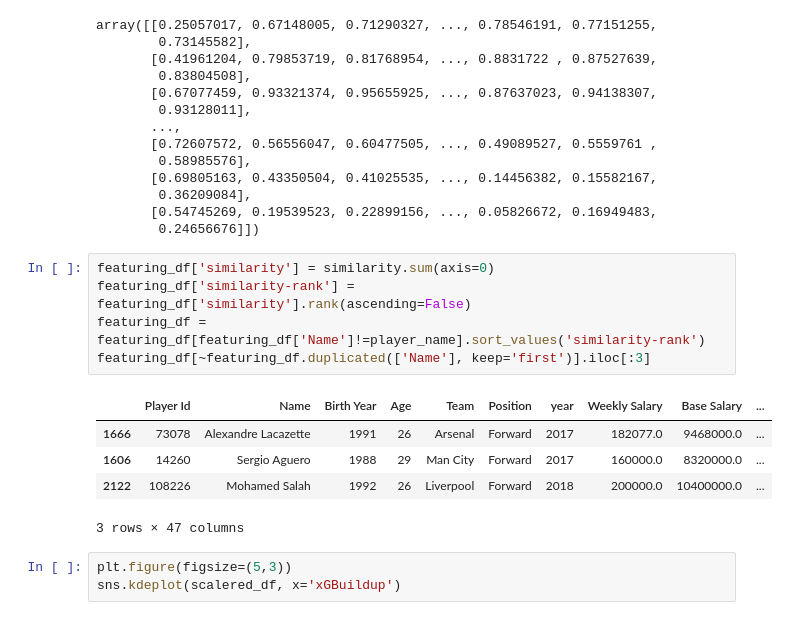
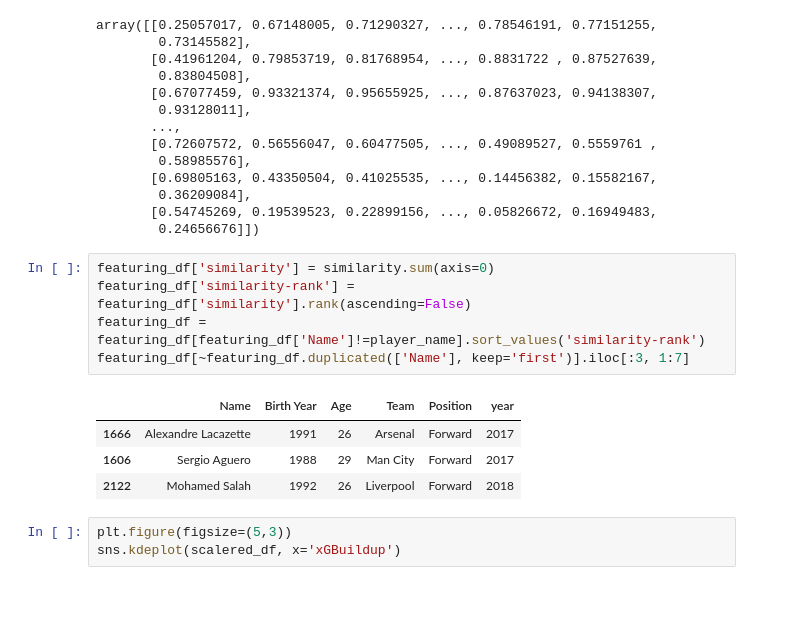
Before and after one commit to sajacaros/eda_champions, a Jupyter notebook: eda/eda.ipynb, the cells around one changed output. Drawn from its saved outputs; the diff is of its cells as text.

```diff
--- a/eda/eda.ipynb
+++ b/eda/eda.ipynb
@@ -433,14 +433,13 @@ array([[0.25057017, 0.67148005, 0.71290327, ..., 0.78546191, 0.77151255,
 # %%
 featuring_df['similarity'] = similarity.sum(axis=0)
 featuring_df['similarity-rank'] = featuring_df['similarity'].rank(ascending=False)
 featuring_df = featuring_df[featuring_df['Name']!=player_name].sort_values('similarity-rank')
-featuring_df[~featuring_df.duplicated(['Name'], keep='first')].iloc[:3]
+featuring_df[~featuring_df.duplicated(['Name'], keep='first')].iloc[:3, 1:7]
 # %% [output]
-|  | Player Id | Name | Birth Year | Age | Team | Position | year | Weekly Salary | Base Salary | ... |
-| 1666 | 73078 | Alexandre Lacazette | 1991 | 26 | Arsenal | Forward | 2017 | 182077.0 | 9468000.0 | ... |
-| 1606 | 14260 | Sergio Aguero | 1988 | 29 | Man City | Forward | 2017 | 160000.0 | 8320000.0 | ... |
-| 2122 | 108226 | Mohamed Salah | 1992 | 26 | Liverpool | Forward | 2018 | 200000.0 | 10400000.0 | ... |
+|  | Name | Birth Year | Age | Team | Position | year |
+| 1666 | Alexandre Lacazette | 1991 | 26 | Arsenal | Forward | 2017 |
+| 1606 | Sergio Aguero | 1988 | 29 | Man City | Forward | 2017 |
+| 2122 | Mohamed Salah | 1992 | 26 | Liverpool | Forward | 2018 |
-3 rows × 47 columns
 # %%
 plt.figure(figsize=(5,3))
 sns.kdeplot(scalered_df, x='xGBuildup')
```
Also changed, not shown: parts of 1 cell of this notebook.
